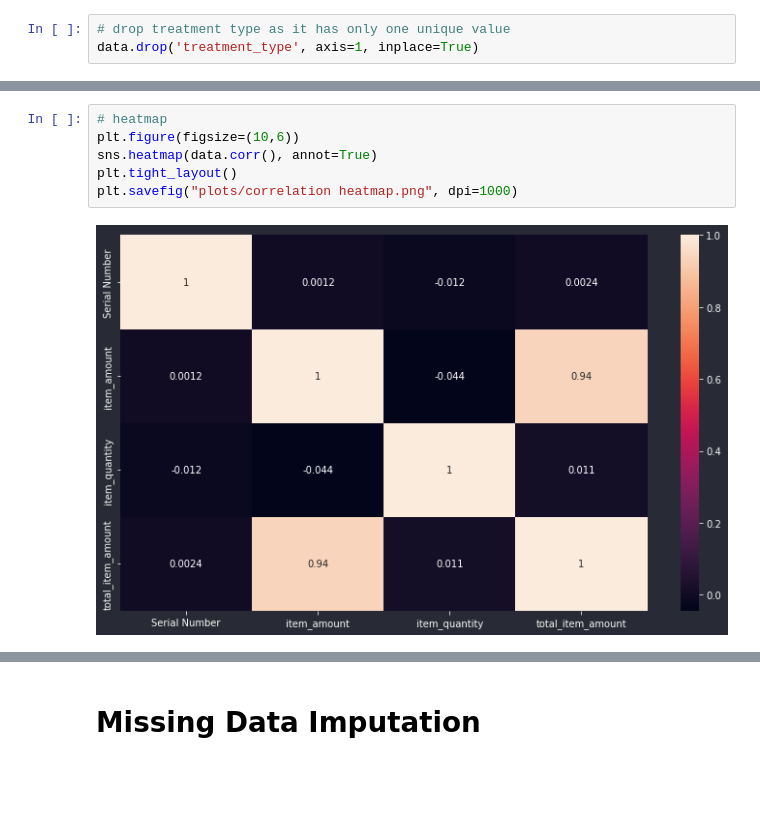
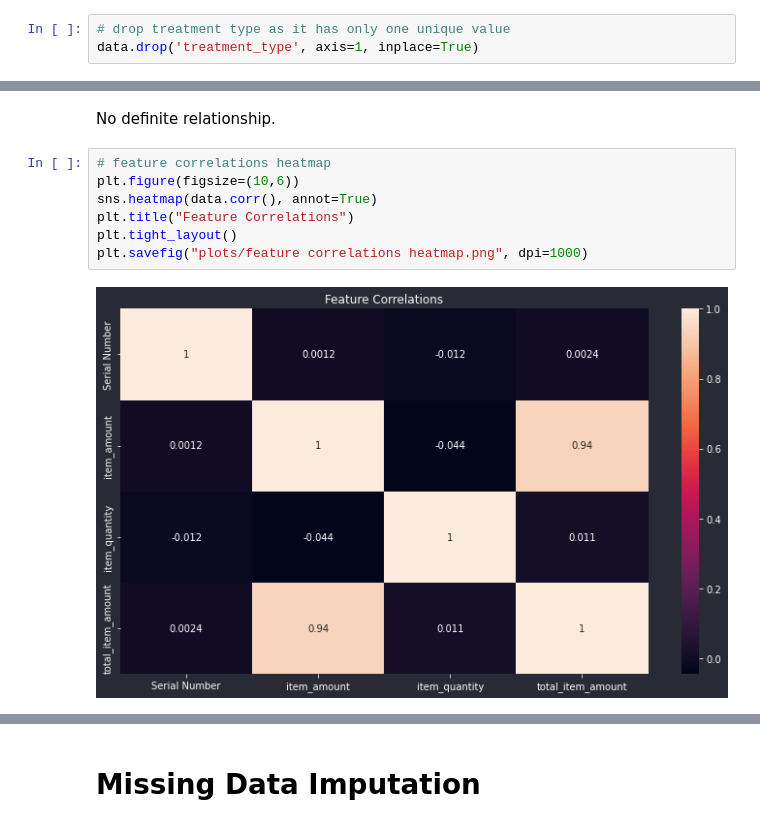
Before and after one commit to lyraxvincent/insurance-claims-prediction, a Jupyter notebook: EDA.ipynb, the cells around one changed output, grey strips where cells are left out. Saved outputs shown, nothing was run; the diff lists cells and outputs as text; blank space fills up the shorter version.

```diff
--- a/EDA.ipynb
+++ b/EDA.ipynb
@@ -476,11 +542,14 @@ plt.savefig("plots/pairplot-feature relationships with claim status.png", dpi=10
+# %% [markdown]
+No definite relationship.
 # %%
-# heatmap
+# feature correlations heatmap
 plt.figure(figsize=(10,6))
 sns.heatmap(data.corr(), annot=True)
+plt.title("Feature Correlations")
 plt.tight_layout()
-plt.savefig("plots/correlation heatmap.png", dpi=1000)
+plt.savefig("plots/feature correlations heatmap.png", dpi=1000)
 # %% [output]
-[figure, old version]
+[figure, new version]
 # %% [markdown]
 ## **EDA Summary**
 - The column with most missing data is provider_type with 15.49% missing data points, followed by claim_finalized_date with 9.6%, rest have <3% missing data points. Visual representation in the missing data heatmap and barplot charts.
```
Also changed, not shown: parts of 19 cells of this notebook.
